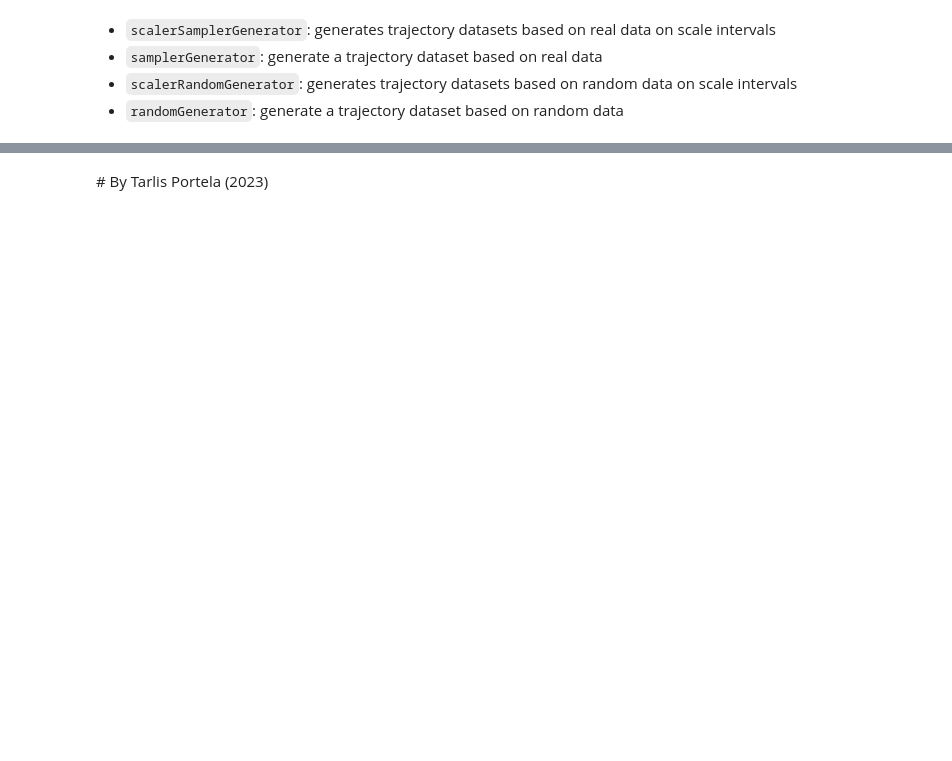
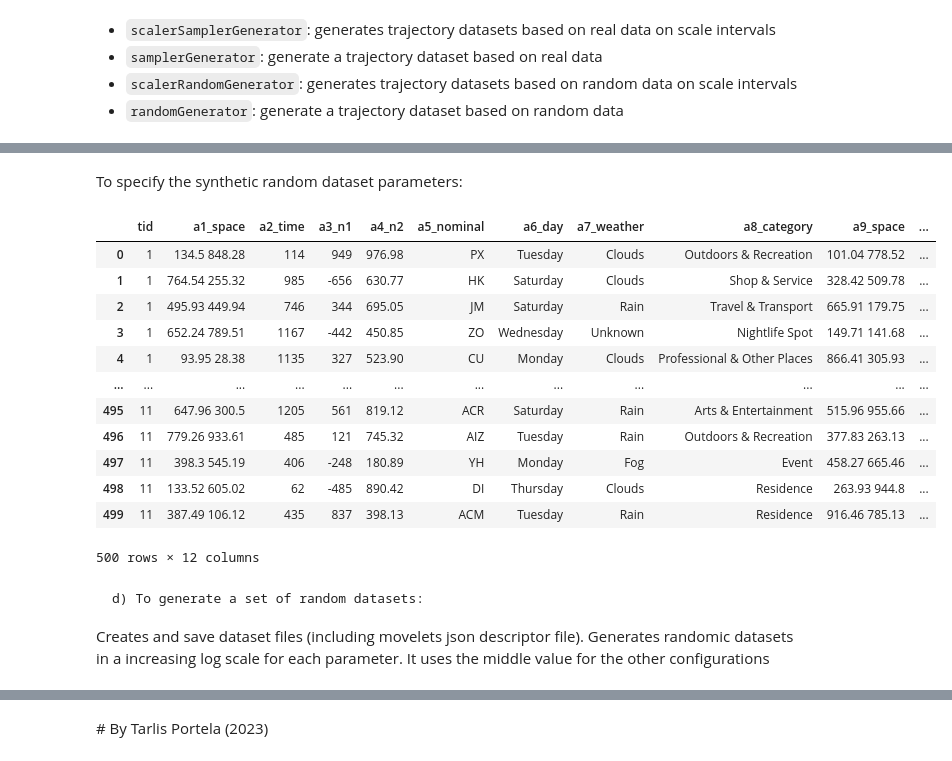
Before and after one commit to mat-analysis/mat-data, a Jupyter notebook: MAT-data-Tutorial.ipynb, the cells around one changed output, grey strips where cells are left out. Saved outputs shown, nothing was run; the diff lists cells and outputs as text; code cells hidden in the pictures; blank space fills up the shorter version.

```diff
--- a/MAT-data-Tutorial.ipynb
+++ b/MAT-data-Tutorial.ipynb
@@ -287,0 +523,26 @@ df[['tid', 'label', 'space', 'date_time', 'day', 'poi', 'category', 'price', 'ra
+# %% [markdown]
+To specify the synthetic random dataset parameters:
+# %%
+N=10 # Number of trajectories
+M=50 # Number of points by trajectory
+L=10 # Number of attributes
+C=3  # Number of classes (C1 to Cn)
+randomGenerator(N, M, L, C)
+# %% [output]
+|  | tid | a1_space | a2_time | a3_n1 | a4_n2 | a5_nominal | a6_day | a7_weather | a8_category | a9_space | ... |
+| 0 | 1 | 134.5 848.28 | 114 | 949 | 976.98 | PX | Tuesday | Clouds | Outdoors & Recreation | 101.04 778.52 | ... |
+| 1 | 1 | 764.54 255.32 | 985 | -656 | 630.77 | HK | Saturday | Clouds | Shop & Service | 328.42 509.78 | ... |
+| 2 | 1 | 495.93 449.94 | 746 | 344 | 695.05 | JM | Saturday | Rain | Travel & Transport | 665.91 179.75 | ... |
+| 3 | 1 | 652.24 789.51 | 1167 | -442 | 450.85 | ZO | Wednesday | Unknown | Nightlife Spot | 149.71 141.68 | ... |
+| 4 | 1 | 93.95 28.38 | 1135 | 327 | 523.90 | CU | Monday | Clouds | Professional & Other Places | 866.41 305.93 | ... |
+| ... | ... | ... | ... | ... | ... | ... | ... | ... | ... | ... | ... |
+| 495 | 11 | 647.96 300.5 | 1205 | 561 | 819.12 | ACR | Saturday | Rain | Arts & Entertainment | 515.96 955.66 | ... |
+| 496 | 11 | 779.26 933.61 | 485 | 121 | 745.32 | AIZ | Tuesday | Rain | Outdoors & Recreation | 377.83 263.13 | ... |
+| 497 | 11 | 398.3 545.19 | 406 | -248 | 180.89 | YH | Monday | Fog | Event | 458.27 665.46 | ... |
+| 498 | 11 | 133.52 605.02 | 62 | -485 | 890.42 | DI | Thursday | Clouds | Residence | 263.93 944.8 | ... |
+| 499 | 11 | 387.49 106.12 | 435 | 837 | 398.13 | ACM | Tuesday | Rain | Residence | 916.46 785.13 | ... |
+500 rows × 12 columns
+# %% [markdown]
+    d) To generate a set of random datasets:
+
+Creates and save dataset files (including movelets json descriptor file). Generates randomic datasets in a increasing log scale for each parameter. It uses the middle value for the other configurations
```
Also changed, not shown: parts of 82 cells of this notebook, 24 other files.
